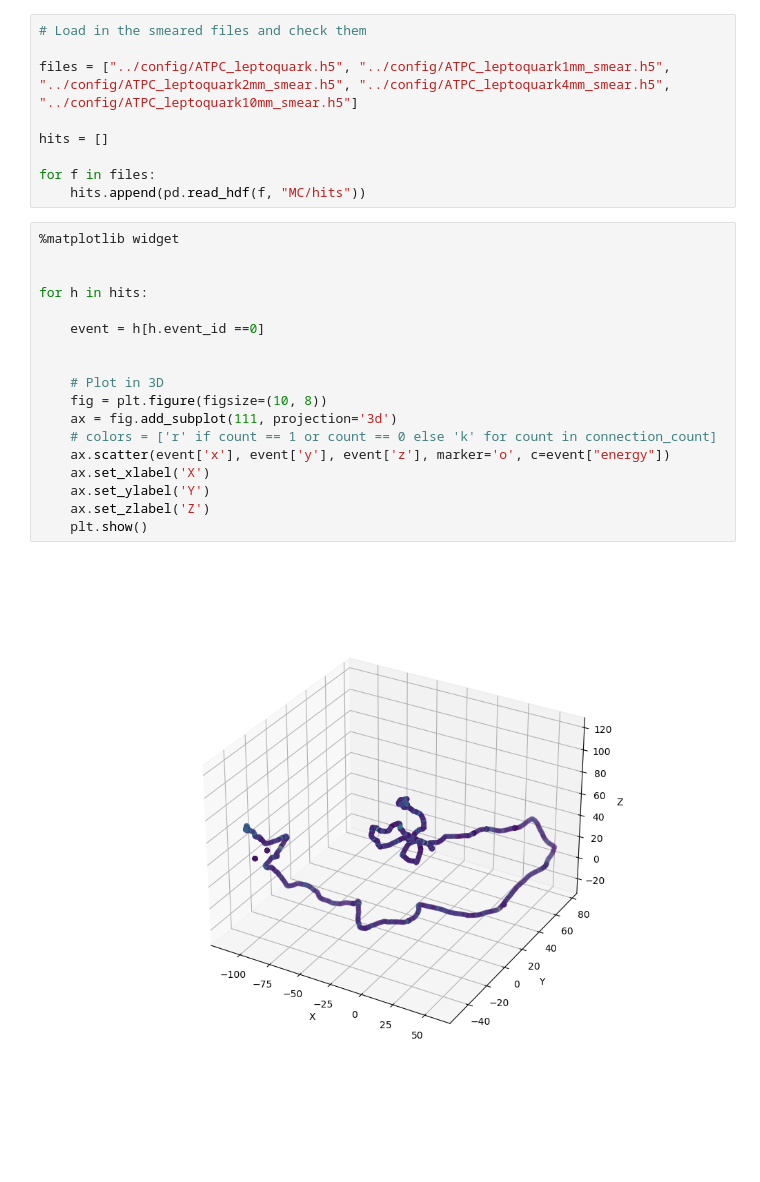
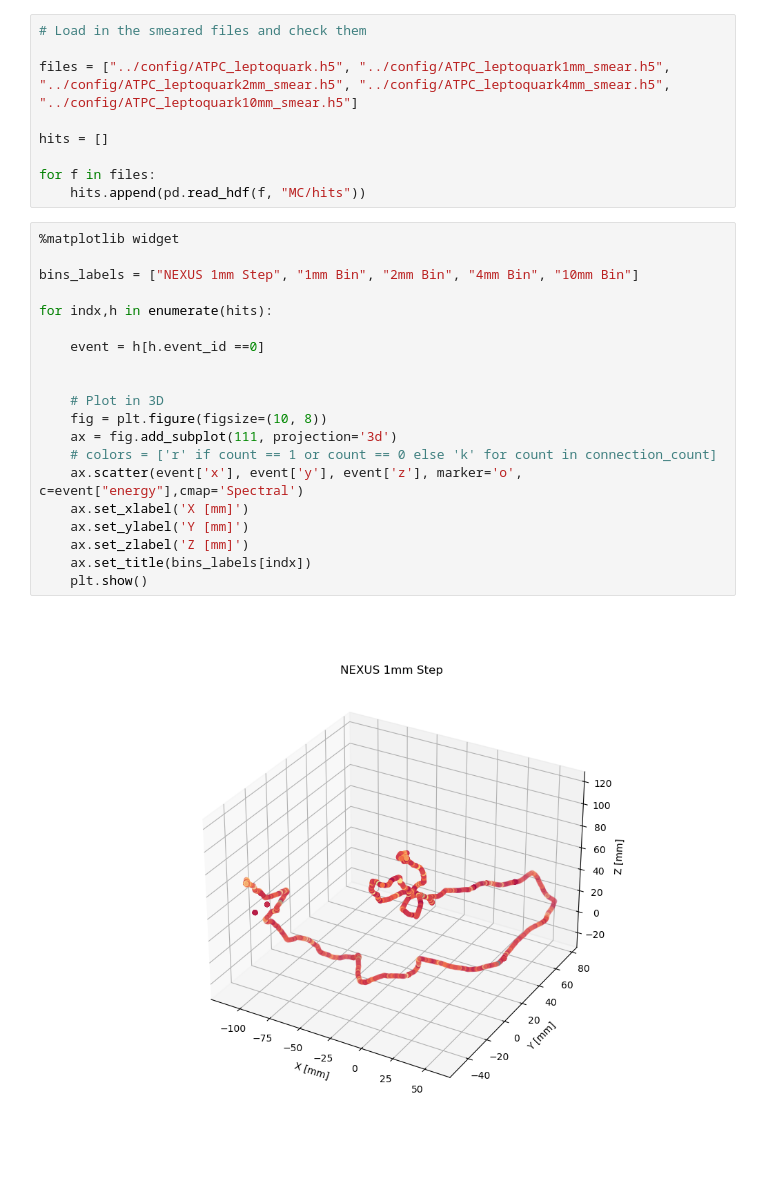
Before and after one commit to kvjmistry/NEXT_nudobe, a Jupyter notebook: workdir/PlotNexusEvents.ipynb, the cells around one changed output. Saved outputs shown, nothing was run; the diff lists cells and outputs as text; blank space fills up the shorter version.

```diff
--- a/workdir/PlotNexusEvents.ipynb
+++ b/workdir/PlotNexusEvents.ipynb
@@ -106,20 +110,22 @@ for f in files:
 # %%
 %matplotlib widget
 
+bins_labels = ["NEXUS 1mm Step", "1mm Bin", "2mm Bin", "4mm Bin", "10mm Bin"]
 
-for h in hits:
+for indx,h in enumerate(hits):
 
     event = h[h.event_id ==0]
 
 
     # Plot in 3D
     fig = plt.figure(figsize=(10, 8))
     ax = fig.add_subplot(111, projection='3d')
     # colors = ['r' if count == 1 or count == 0 else 'k' for count in connection_count]
-    ax.scatter(event['x'], event['y'], event['z'], marker='o', c=event["energy"])
-    ax.set_xlabel('X')
-    ax.set_ylabel('Y')
-    ax.set_zlabel('Z')
+    ax.scatter(event['x'], event['y'], event['z'], marker='o', c=event["energy"],cmap='Spectral')
+    ax.set_xlabel('X [mm]')
+    ax.set_ylabel('Y [mm]')
+    ax.set_zlabel('Z [mm]')
+    ax.set_title(bins_labels[indx])
     plt.show()
 # %% [output]
-[figure, old version]
+[figure, new version]
```
Also changed, not shown: parts of 5 cells of this notebook, 4 other files.
